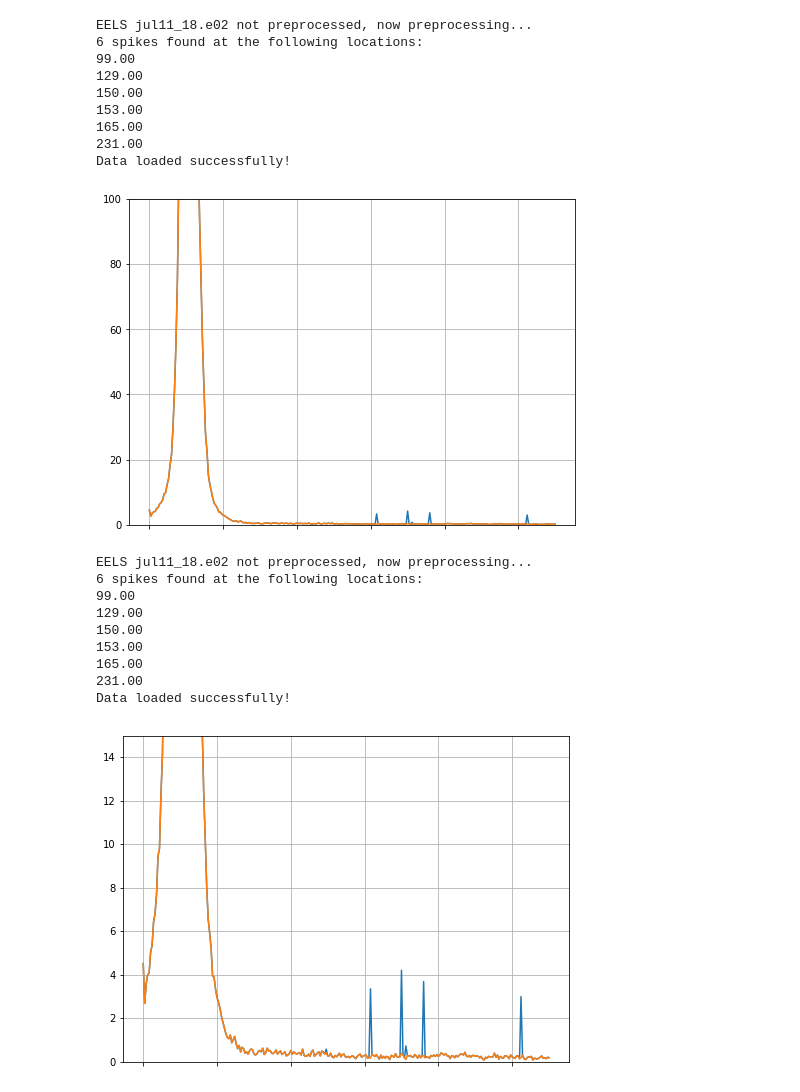
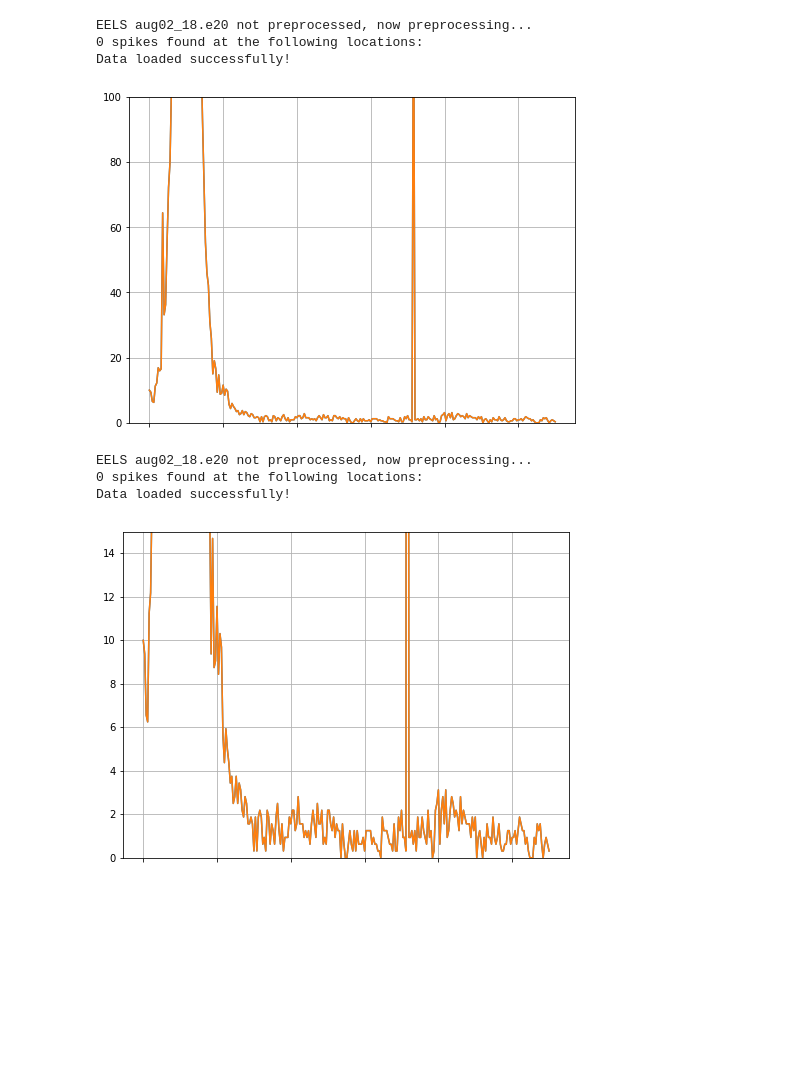
Before and after one commit to gstultz/LabCode, a Jupyter notebook: EELS_cleaning_and_plotting.ipynb, the cells around one changed output. Cells and saved outputs as stored; diff of their text form; code cells hidden in the pictures; blank space fills up the shorter version.

```diff
--- a/EELS_cleaning_and_plotting.ipynb
+++ b/EELS_cleaning_and_plotting.ipynb
@@ -6,37 +11,25 @@ from lib.file_transfer import file_transfer
 # %%
-filename = 'jul11_18.e02'
+filename = 'aug02_18.e20'
 e = EELS(filename)
 
 ymax = 100
 spike_removal = True
 
 e.load_data(ymax=ymax, spike_removal=spike_removal, overwrite=False)
 # %% [output]
-EELS jul11_18.e02 not preprocessed, now preprocessing...
-6 spikes found at the following locations:
-99.00
-129.00
-150.00
-153.00
-165.00
-231.00
+EELS aug02_18.e20 not preprocessed, now preprocessing...
+0 spikes found at the following locations:
 Data loaded successfully!
-[figure, old version]
+[figure, new version]
 # %%
 ymax = 15
 spike_removal = True
 e.load_data(ymax=ymax, spike_removal=spike_removal, overwrite=True)
 # %% [output]
-EELS jul11_18.e02 not preprocessed, now preprocessing...
-6 spikes found at the following locations:
-99.00
-129.00
-150.00
-153.00
-165.00
-231.00
+EELS aug02_18.e20 not preprocessed, now preprocessing...
+0 spikes found at the following locations:
 Data loaded successfully!
-[figure, old version]
+[figure, new version]
 # %%
 e.plot_data(cutoff=300)
 # %% [output]
```
Also changed, not shown: parts of 3 cells of this notebook, 4 other files.
